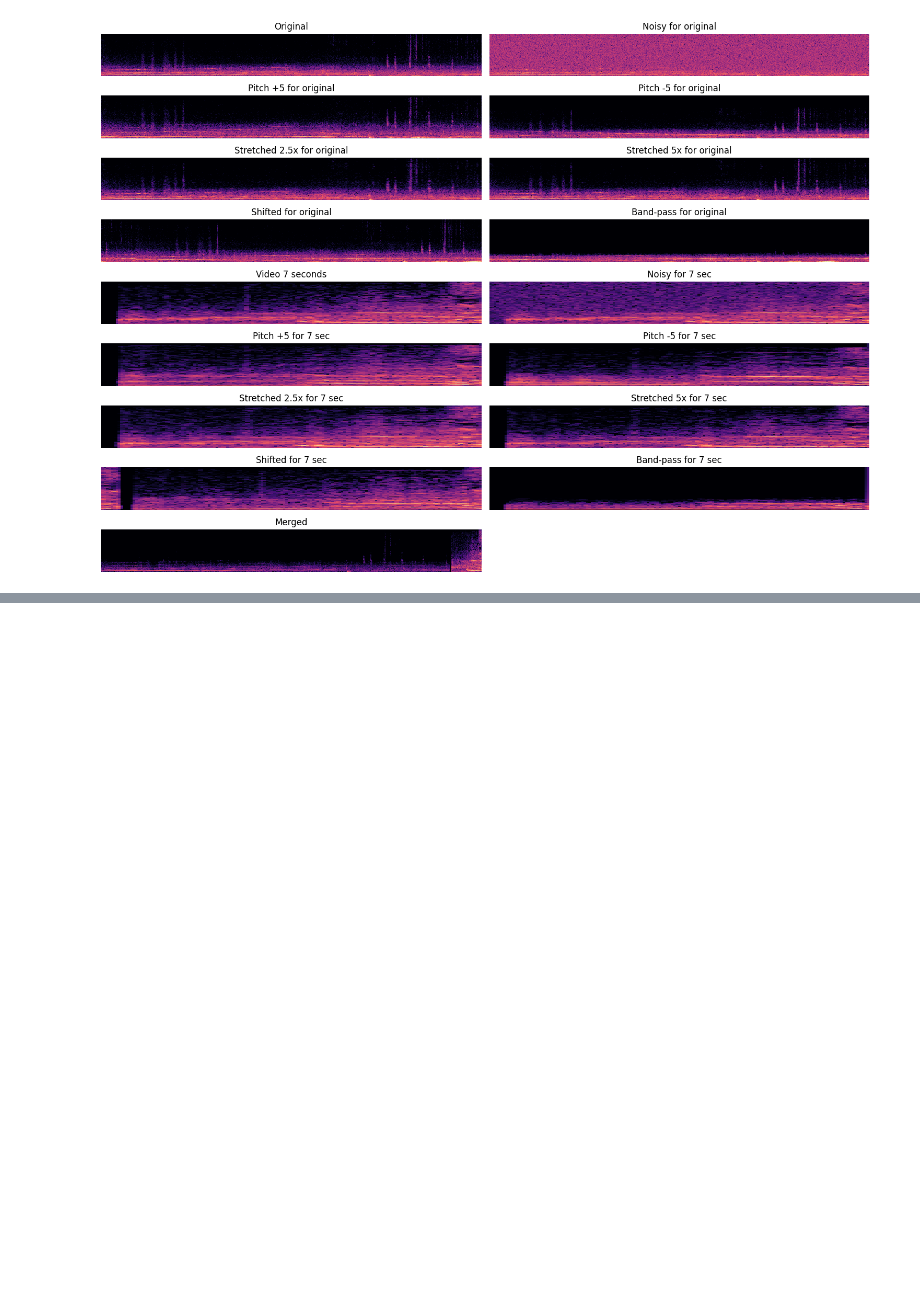
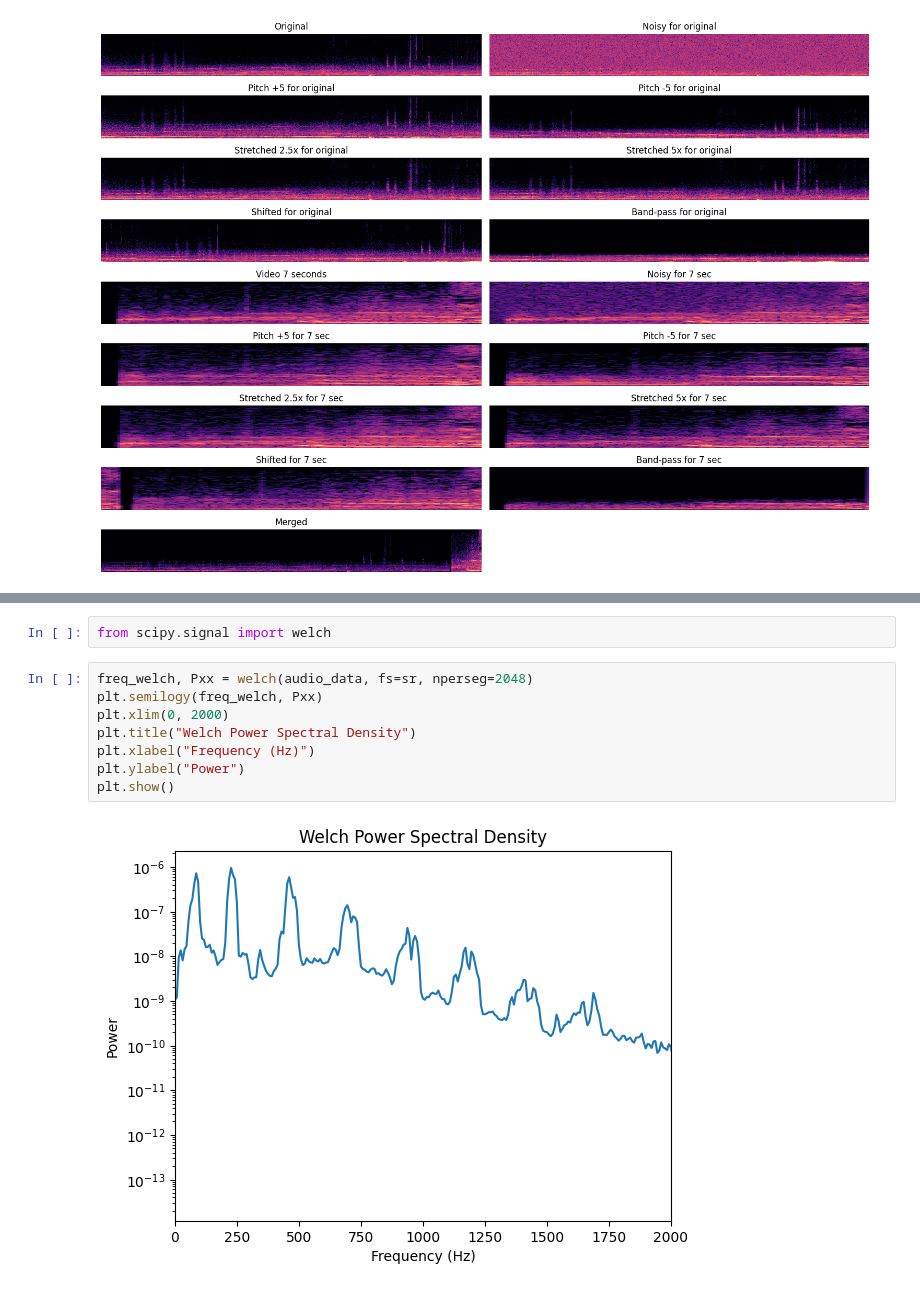
Before and after one commit to nomad-dormouse/acoustic-doa, a Jupyter notebook: notebooks/drone_sample_transformations.ipynb, the cells around one changed output, grey strips where cells are left out. Drawn from its saved outputs; the diff is of its cells as text; blank space fills up the shorter version.

```diff
--- a/notebooks/drone_sample_transformations.ipynb
+++ b/notebooks/drone_sample_transformations.ipynb
@@ -294,0 +310,12 @@ plt.show()
+# %%
+from scipy.signal import welch
+# %%
+freq_welch, Pxx = welch(audio_data, fs=sr, nperseg=2048)
+plt.semilogy(freq_welch, Pxx)
+plt.xlim(0, 2000)
+plt.title("Welch Power Spectral Density")
+plt.xlabel("Frequency (Hz)")
+plt.ylabel("Power")
+plt.show()
+# %% [output]
+[figure, added]
```
Also changed, not shown: parts of 9 cells of this notebook.
